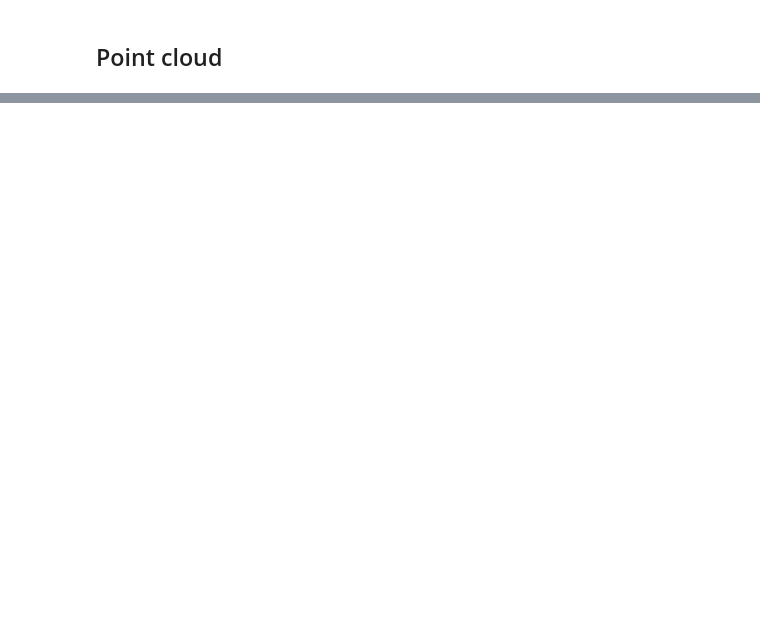
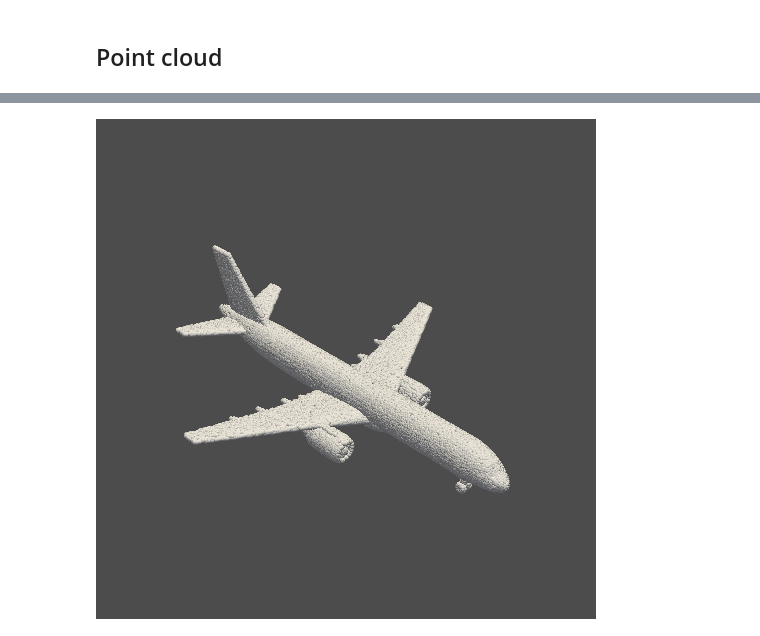
Before and after one commit to ShuntaroAoki/toolbox3d, a Jupyter notebook: example/pyvista.ipynb, the cells around one changed output, grey strips where cells are left out. Saved outputs shown, nothing was run; the diff lists cells and outputs as text; code cells hidden in the pictures; blank space fills up the shorter version.

```diff
--- a/example/pyvista.ipynb
+++ b/example/pyvista.ipynb
@@ -83,0 +98,15 @@ pc.plot(cpos=cpos, render_points_as_spheres=True)
+# %%
+# Use Plotter
+pl = pv.Plotter()
+pl.add_points(pc, render_points_as_spheres=True)
+
+_, img_a = pl.show(window_size=(500, 500), cpos=cpos, jupyter_backend="none", screenshot=True, return_cpos=True, return_img=True)
+
+
+from PIL import Image
+
+
+img = Image.fromarray(img_a)
+img
+# %% [output]
+[figure, added]
```
Also changed, not shown: parts of 3 cells of this notebook.
